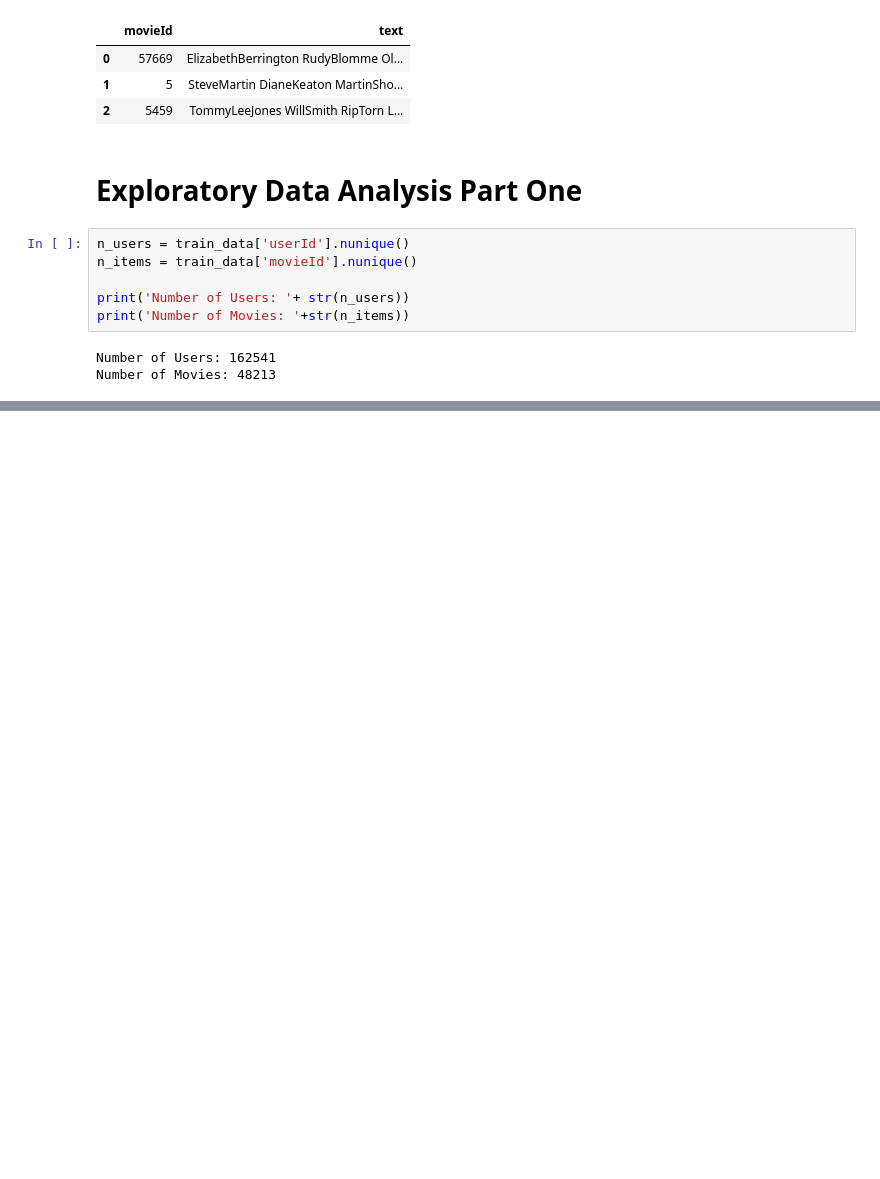
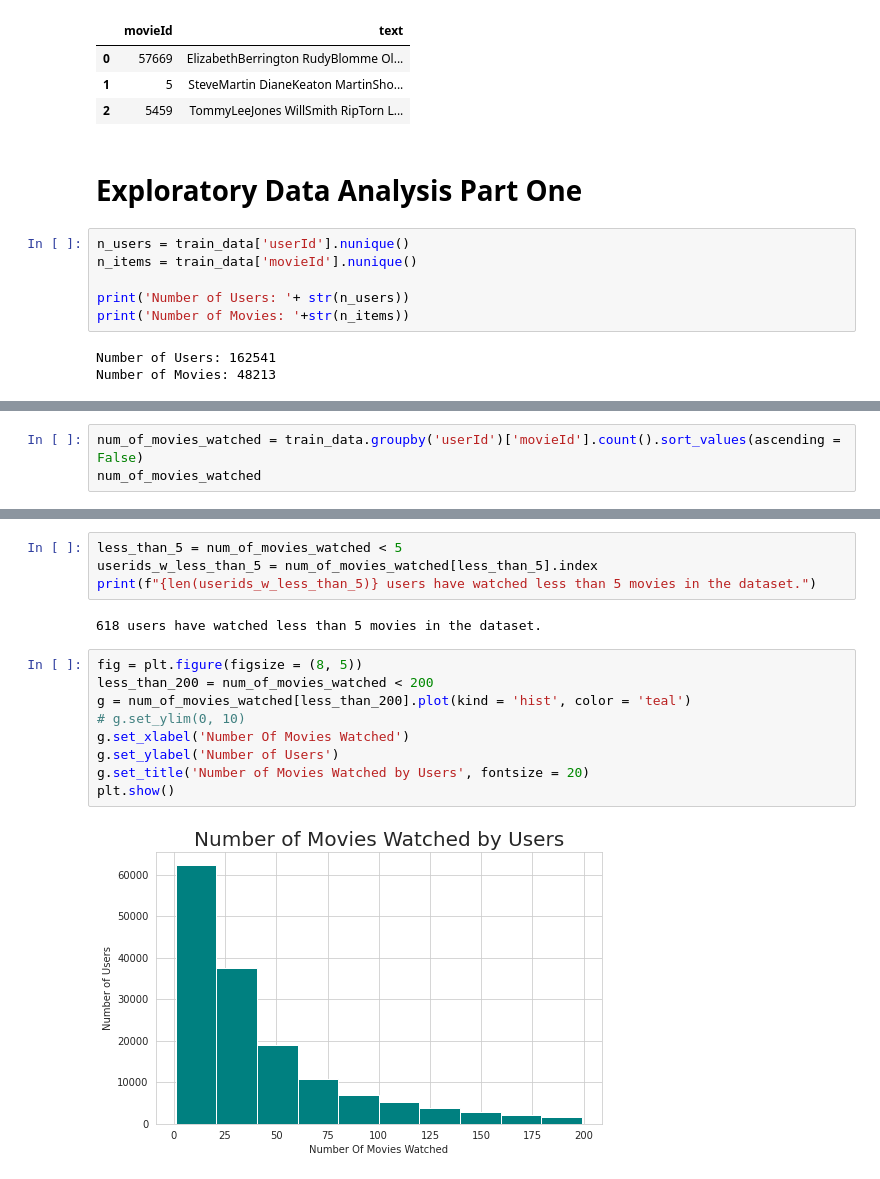
Before and after one commit to titusndondo/unsupervised-predict-streamlit-template, a Jupyter notebook: predict_deliverables/EDA.ipynb, the cells around one changed output, grey strips where cells are left out. Cells and saved outputs as stored; diff of their text form; blank space fills up the shorter version.

```diff
--- a/predict_deliverables/EDA.ipynb
+++ b/predict_deliverables/EDA.ipynb
@@ -204,0 +221,3 @@ Number of Movies: 48213
+# %%
+num_of_movies_watched = train_data.groupby('userId')['movieId'].count().sort_values(ascending = False)
+num_of_movies_watched
@@ -204,0 +244,17 @@ Number of Movies: 48213
+# %%
+less_than_5 = num_of_movies_watched < 5
+userids_w_less_than_5 = num_of_movies_watched[less_than_5].index
+print(f"{len(userids_w_less_than_5)} users have watched less than 5 movies in the dataset.")
+# %% [output]
+618 users have watched less than 5 movies in the dataset.
+# %%
+fig = plt.figure(figsize = (8, 5))
+less_than_200 = num_of_movies_watched < 200
+g = num_of_movies_watched[less_than_200].plot(kind = 'hist', color = 'teal')
+# g.set_ylim(0, 10)
+g.set_xlabel('Number Of Movies Watched')
+g.set_ylabel('Number of Users')
+g.set_title('Number of Movies Watched by Users', fontsize = 20)
+plt.show()
+# %% [output]
+[figure, added]
```
Also changed, not shown: parts of 7 cells of this notebook.
